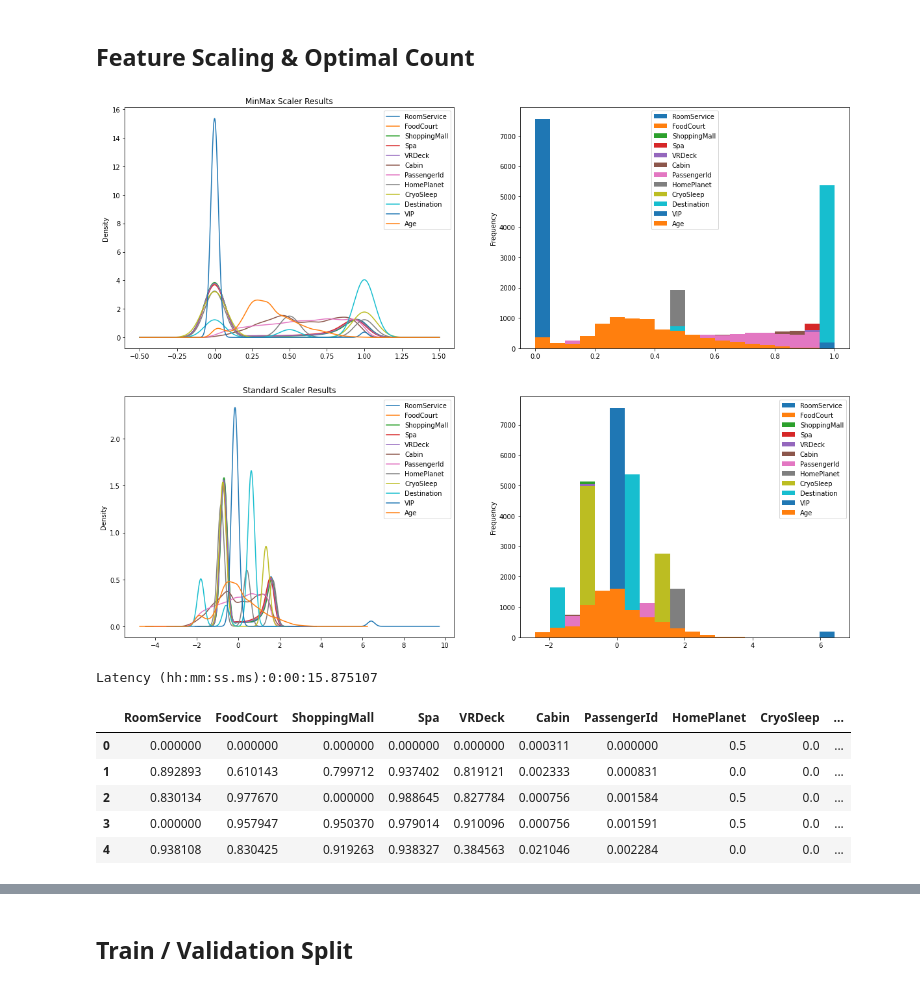
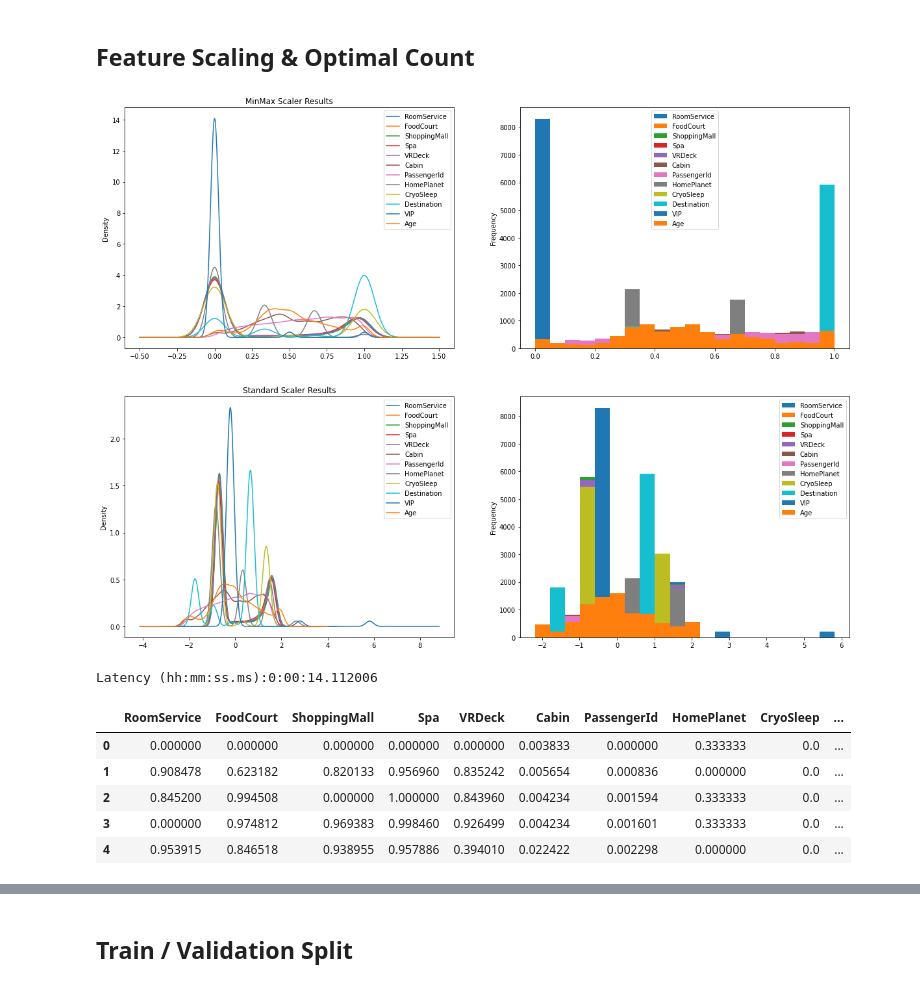
Before and after one commit to edelauna/a-notebook-for-your-augury, a Jupyter notebook: A_Notebook_for_your_Augury.ipynb, the cells around one changed output, grey strips where cells are left out. Drawn from its saved outputs; the diff is of its cells as text; code cells hidden in the pictures.

Commit message:
updating documentation, and test pipeline logic

```diff
--- a/A_Notebook_for_your_Augury.ipynb
+++ b/A_Notebook_for_your_Augury.ipynb
@@ -646,11 +652,14 @@ Categorical Columns:
 ['PassengerId', 'HomePlanet', 'CryoSleep', 'Cabin', 'Destination', 'VIP', 'Name']
 # %%
 # Based on report seems to be a pretty even split for null rows
-# I'll assume these are maybe employees, as such we'll drop them from the data set
-# Also dropping name so going to exclude from null handle
+# I'm going to add some 3 categorical value for this columns
+# Will not include Name
 CATEGORICALS_HANDLE_NULLS = [{
-    "columns": ["HomePlanet", "CryoSleep", "Cabin", "Destination", "VIP"],
-    "op" : "drop"
+    "columns": ["HomePlanet", "CryoSleep", "Destination", "VIP"],
+    "value" : "SomeThirdValue"
+},{
+    "columns": ['Cabin'],
+    "value" : "A/0/A"
 }]
 """
 """
@@ -994,19 +991,16 @@ augur.data_clean.head()
 ## Feature Scaling & Optimal Count
 # %%
 from sklearn.preprocessing import MinMaxScaler, StandardScaler
-### Scaling
-
 """
+Displays Graphs for Comparing MinMax vs Standard.
 """
-def data_final_guard(self, pd=pd):
-  if not hasattr(self, 'data_final'):
-    data_clean, label = self._attr('data_clean','label')
-    self._attr(data_final=pd.DataFrame(data_clean[label]), data_test_final=pd.DataFrame())
 def set_data_final(self, test=False):
-  self.data_final_guard()
-  _args = ['data_final', 'data_clean'] if test == False else ['data_test_final', 'data_test_clean']
-
-  _target, _ref, data_clean = self._attr(*_args, 'data_clean')
+  data_clean, label, data_test_clean = self._attr('data_clean', 'label', 'data_test_clean')
+  data_final, data_test_final, = self._attr(
+                  overwrite=False, data_final=pd.DataFrame(data_clean[label]),
+                  data_test_final=pd.DataFrame())
+  _target, _ref = (data_final, data_clean) if test == False else \
+    (data_test_final, data_test_clean)
   columns_priority = [_c for _c in data_clean.columns if _c.endswith("_tr")]
   columns_processed = {}
   for column_ in columns_priority:
@@ -1019,39 +1013,36 @@ def set_data_final(self, test=False):
       continue
     _target[column] = _ref[column_]
 def scaler_report(self, dt=dt, plt=plt,MinMaxScaler=MinMaxScaler,
                   StandardScaler=StandardScaler, pd=pd):
-  """
-  Displays Graphs for Comparing MinMax vs Standard.
-  """
   data_final, label = self._attr('data_final','label')
   fig,axes = plt.subplots(2, 2, figsize=(20, 15))
   row_i, col_i = 0, 0
   start_ = dt.now()
   features_ = data_final.drop([label], axis=1)
   # MinMax
   minmax_scaler, standard_scaler = self._attr(minmax_scaler=MinMaxScaler().fit(features_),
                                               standard_scaler=StandardScaler().fit(features_))
   _minmax_data, _standard_data = \
   self._attr(data_minmax_scaled=pd.DataFrame(minmax_scaler.transform(features_),
                                    index=features_.index, columns=features_.columns),
              data_standard_scaled=pd.DataFrame(standard_scaler.transform(features_),
                                    index=features_.index, columns=features_.columns))
   axes[row_i, col_i].title.set_text("MinMax Scaler Results")
   for _data in [_minmax_data, _standard_data]:
     _data.plot(kind='kde', ax=axes[row_i,col_i])
     _data.plot(kind='hist', bins=20, ax=axes[row_i,col_i + 1])
     row_i += 1
   axes[row_i - 1, col_i].title.set_text("Standard Scaler Results")
   plt.show()
   print("Latency (hh:mm:ss.ms):{}".format(dt.now() - start_))
-Augury.constructor()(scaler_report, set_data_final, data_final_guard)
+Augury.constructor()(scaler_report, set_data_final)
 """
 """
 augur.set_data_final()
 augur.scaler_report()
 # %% [output]
-[figure, old version]
+[figure, new version]
-Latency (hh:mm:ss.ms):0:00:15.875107
+Latency (hh:mm:ss.ms):0:00:14.112006
 # %%
 # Based on the above graphs, and knowing that the data generally isn't normally
 # distributed - will set the scaler to be MinMax
@@ -1059,12 +1050,9 @@ SCALAR_CONFIG = {
     'scaler' : 'minmax' # minmax | standard
 }
 """
+Sets the scaler to be used on test.
 """
 def set_scaler(self, scaler='minmax'):
-  """
-  Sets the scaler to be used throughout pipeline.
-  Set `data_scaled` attr.
-  """
   valid_scalers = ['minmax', 'standard']
   assert scaler in valid_scalers, "Expecting 'scaler' to be one of %s" % valid_scalers
   scaler_, data_ = self._attr("%s_scaler" % scaler, "data_%s_scaled" % scaler)
@@ -1076,11 +1064,11 @@ augur.set_scaler()
 augur.data_scaled.head()
 # %% [output]
 |  | RoomService | FoodCourt | ShoppingMall | Spa | VRDeck | Cabin | PassengerId | HomePlanet | CryoSleep | ... |
-| 0 | 0.000000 | 0.000000 | 0.000000 | 0.000000 | 0.000000 | 0.000311 | 0.000000 | 0.5 | 0.0 | ... |
-| 1 | 0.892893 | 0.610143 | 0.799712 | 0.937402 | 0.819121 | 0.002333 | 0.000831 | 0.0 | 0.0 | ... |
-| 2 | 0.830134 | 0.977670 | 0.000000 | 0.988645 | 0.827784 | 0.000756 | 0.001584 | 0.5 | 0.0 | ... |
-| 3 | 0.000000 | 0.957947 | 0.950370 | 0.979014 | 0.910096 | 0.000756 | 0.001591 | 0.5 | 0.0 | ... |
-| 4 | 0.938108 | 0.830425 | 0.919263 | 0.938327 | 0.384563 | 0.021046 | 0.002284 | 0.0 | 0.0 | ... |
+| 0 | 0.000000 | 0.000000 | 0.000000 | 0.000000 | 0.000000 | 0.003833 | 0.000000 | 0.333333 | 0.0 | ... |
+| 1 | 0.908478 | 0.623182 | 0.820133 | 0.956960 | 0.835242 | 0.005654 | 0.000836 | 0.000000 | 0.0 | ... |
+| 2 | 0.845200 | 0.994508 | 0.000000 | 1.000000 | 0.843960 | 0.004234 | 0.001594 | 0.333333 | 0.0 | ... |
+| 3 | 0.000000 | 0.974812 | 0.969383 | 0.998460 | 0.926499 | 0.004234 | 0.001601 | 0.333333 | 0.0 | ... |
+| 4 | 0.953915 | 0.846518 | 0.938955 | 0.957886 | 0.394010 | 0.022422 | 0.002298 | 0.000000 | 0.0 | ... |
 # %%
 from sklearn.ensemble import RandomForestClassifier
 from sklearn.feature_selection import RFECV
```
Also changed, not shown: parts of 44 cells of this notebook.
